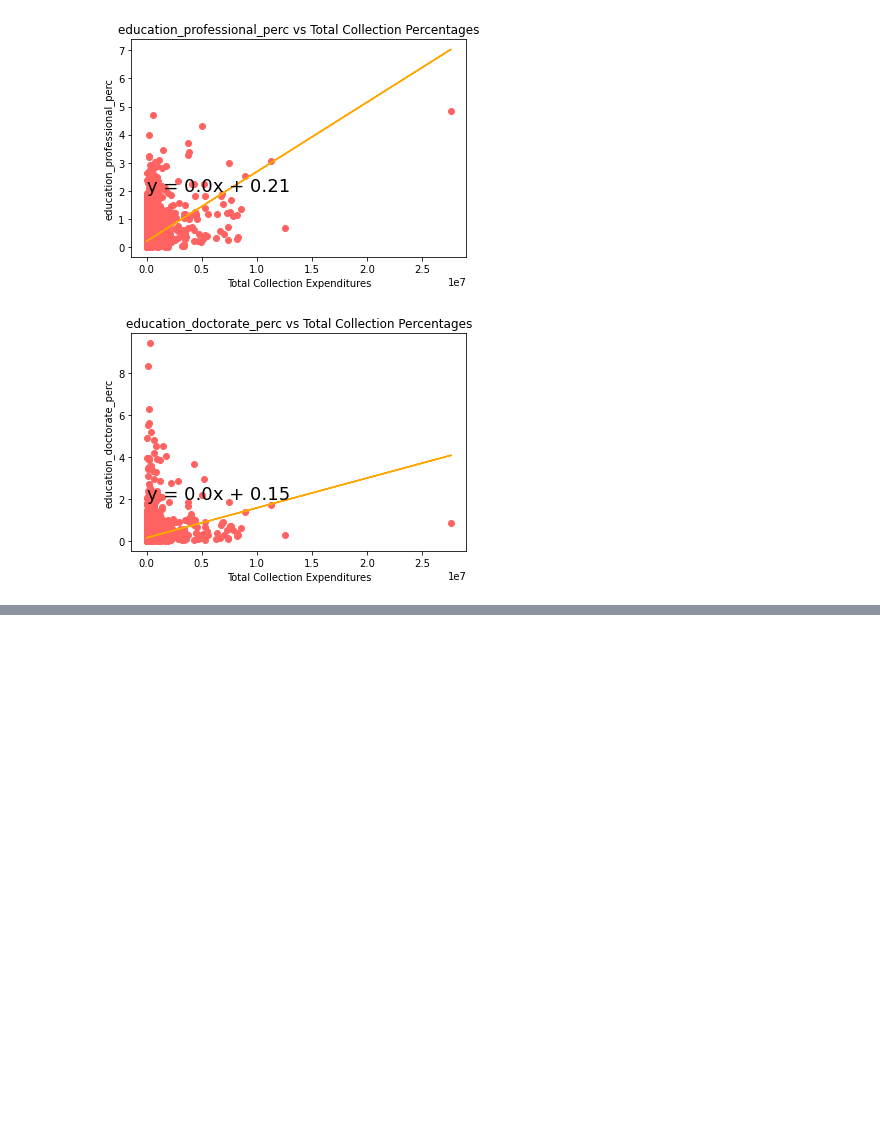
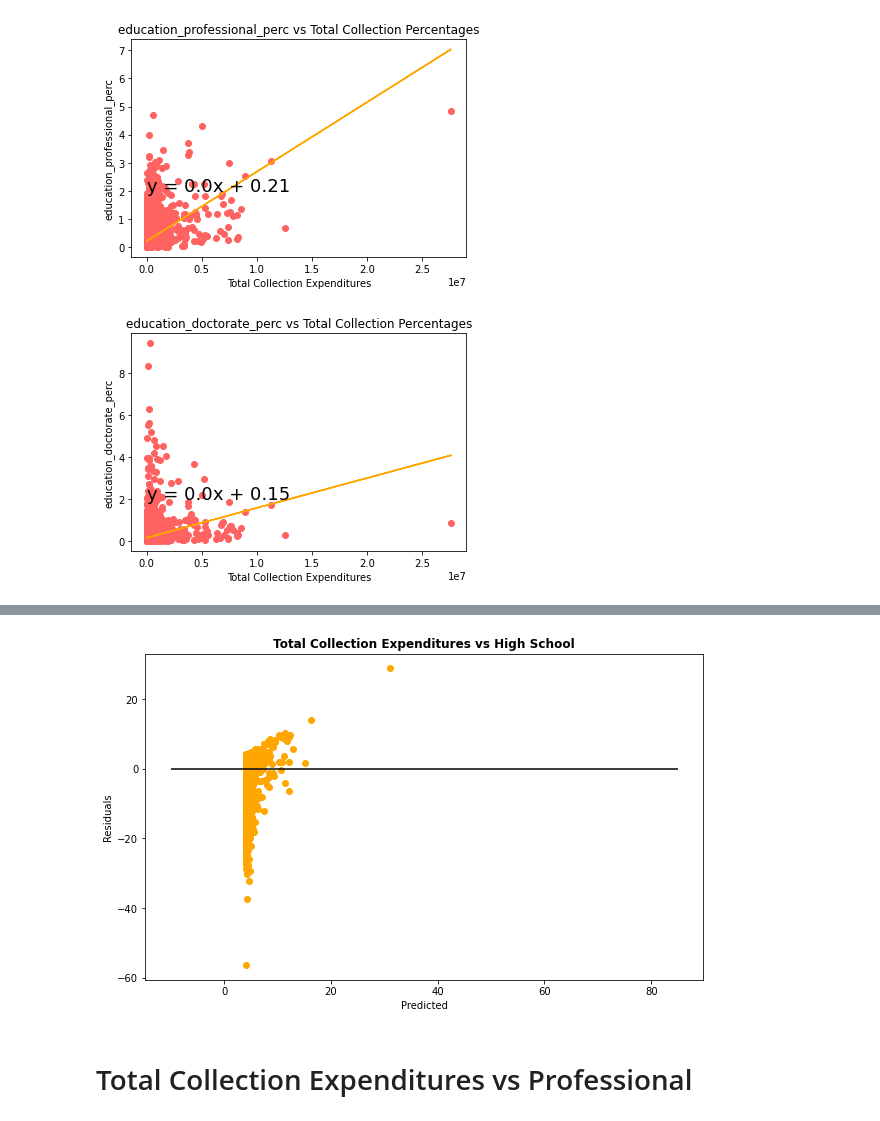
Before and after one commit to alvessab/smu_project1_libraries, a Jupyter notebook: Marco_branch/Lib_LinearRegressions_Education_vs_Expenditures.ipynb, the cells around one changed output, grey strips where cells are left out. Drawn from its saved outputs; the diff is of its cells as text; code cells hidden in the pictures; blank space fills up the shorter version.

```diff
--- a/Marco_branch/Lib_LinearRegressions_Education_vs_Expenditures.ipynb
+++ b/Marco_branch/Lib_LinearRegressions_Education_vs_Expenditures.ipynb
@@ -209,0 +292,17 @@ plt.show()
+# %%
+residuals = predictions - actual
+
+plt.figure(figsize=(10,6))
+
+plt.scatter(predictions, residuals, color="#FFA600")
+plt.hlines(0, -10, 85, color="black")
+
+plt.xlabel("Predicted")
+plt.ylabel("Residuals")
+plt.title("Total Collection Expenditures vs High School", fontweight="bold")
+
+plt.show()
+# %% [output]
+[figure, added]
+# %% [markdown]
+# Total Collection Expenditures vs Professional
```
Also changed, not shown: parts of 40 cells of this notebook.
